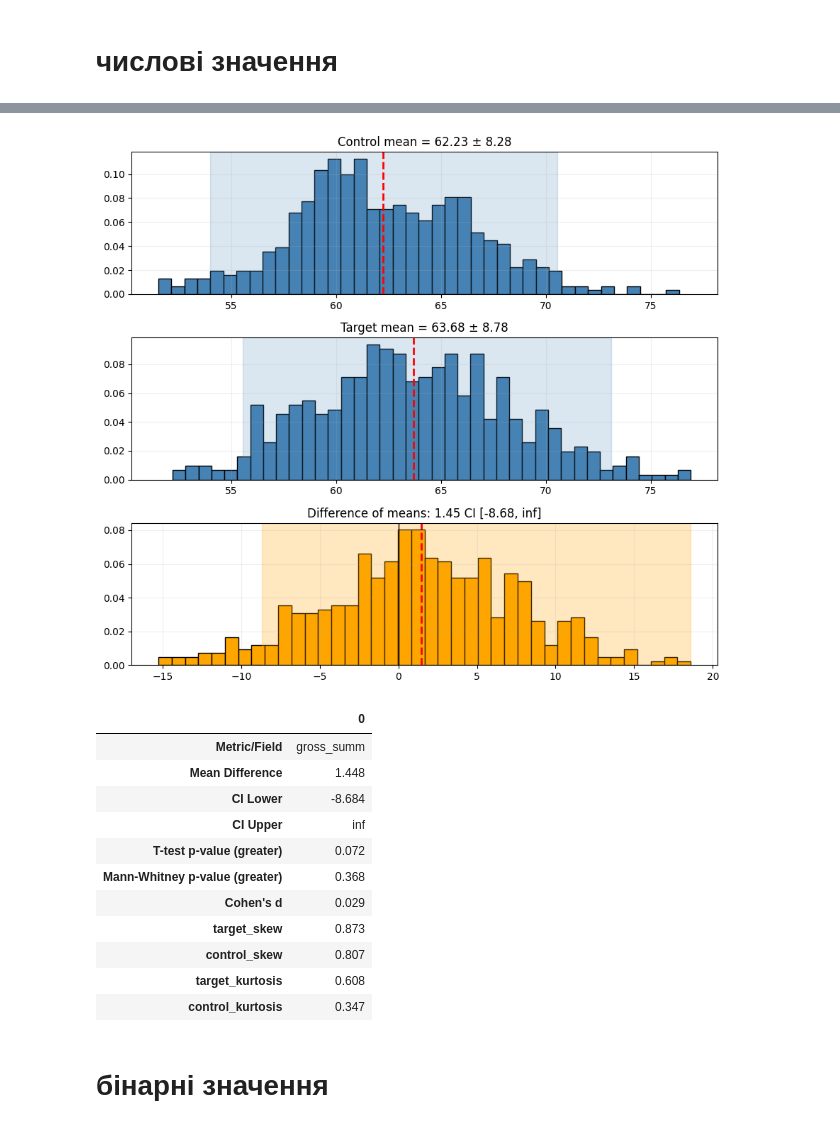
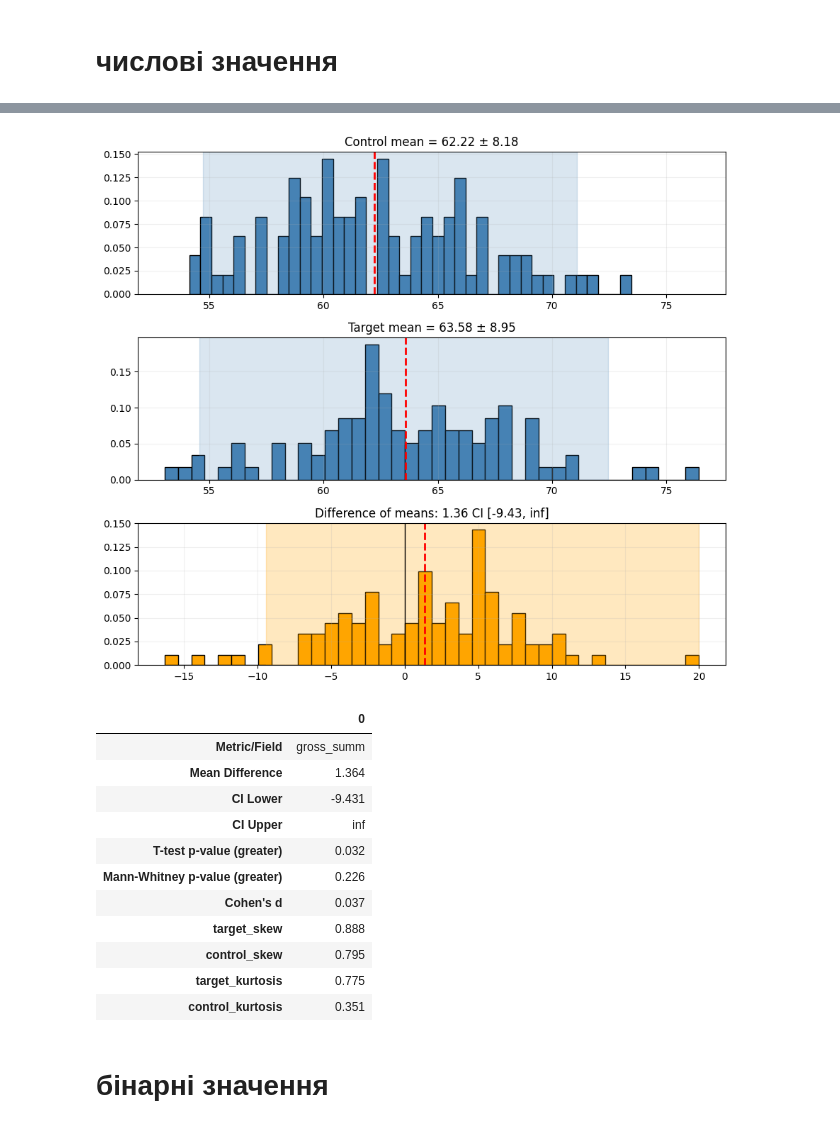
Before and after one commit to Familenko/DS-Lifehacks, a Jupyter notebook: bootstrap.ipynb, the cells around one changed output, grey strips where cells are left out. Saved outputs shown, nothing was run; the diff lists cells and outputs as text; code cells hidden in the pictures.

Commit message:
AB test big update

```diff
--- a/bootstrap.ipynb
+++ b/bootstrap.ipynb
@@ -105,10 +105,10 @@ def evaluate_groups(
     co_values = df[df[target_col] == 0][value_col].values
 
     if not bootstrap_size:
-        bootstrap_size = min(100, int(len(df) / 10))
+        bootstrap_size = max(100, int(len(df) / 100))
 
     if not n_iter:
-        n_iter = min(20, int(len(df) / 10))
+        n_iter = max(100, int(len(df) / 100))
 
     # --- Bootstrap ---
     tr_means = []
@@ -265,19 +265,19 @@ df_fake.head()
 # %%
-evaluate_groups(df_fake, alternative="greater", plot=True, value_col='gross_summ', n_iter=500)
+evaluate_groups(df_fake, alternative="greater", plot=True, value_col='gross_summ')
 # %% [output]
-[figure, old version]
+[figure, new version]
 |  | 0 |
 | Metric/Field | gross_summ |
-| Mean Difference | 1.448 |
-| CI Lower | -8.684 |
+| Mean Difference | 1.364 |
+| CI Lower | -9.431 |
 | CI Upper | inf |
-| T-test p-value (greater) | 0.072 |
-| Mann-Whitney p-value (greater) | 0.368 |
-| Cohen's d | 0.029 |
-| target_skew | 0.873 |
-| control_skew | 0.807 |
-| target_kurtosis | 0.608 |
-| control_kurtosis | 0.347 |
+| T-test p-value (greater) | 0.032 |
+| Mann-Whitney p-value (greater) | 0.226 |
+| Cohen's d | 0.037 |
+| target_skew | 0.888 |
+| control_skew | 0.795 |
+| target_kurtosis | 0.775 |
+| control_kurtosis | 0.351 |
 # %% [markdown]
 # бінарні значення
 # %%
```
Also changed, not shown: parts of 4 cells of this notebook.
